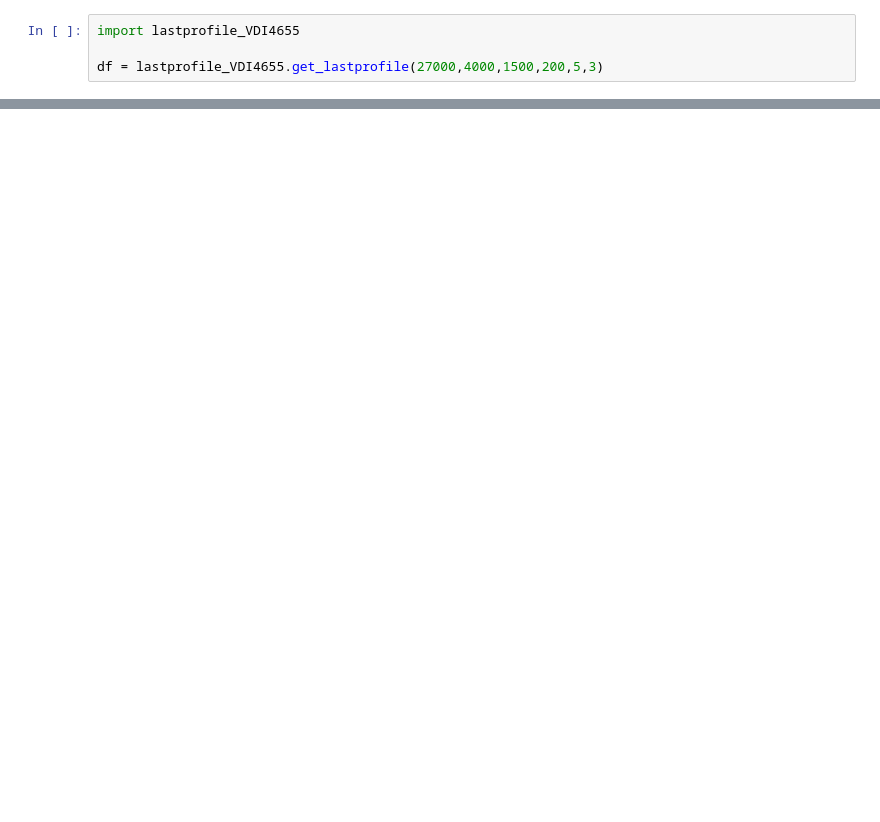
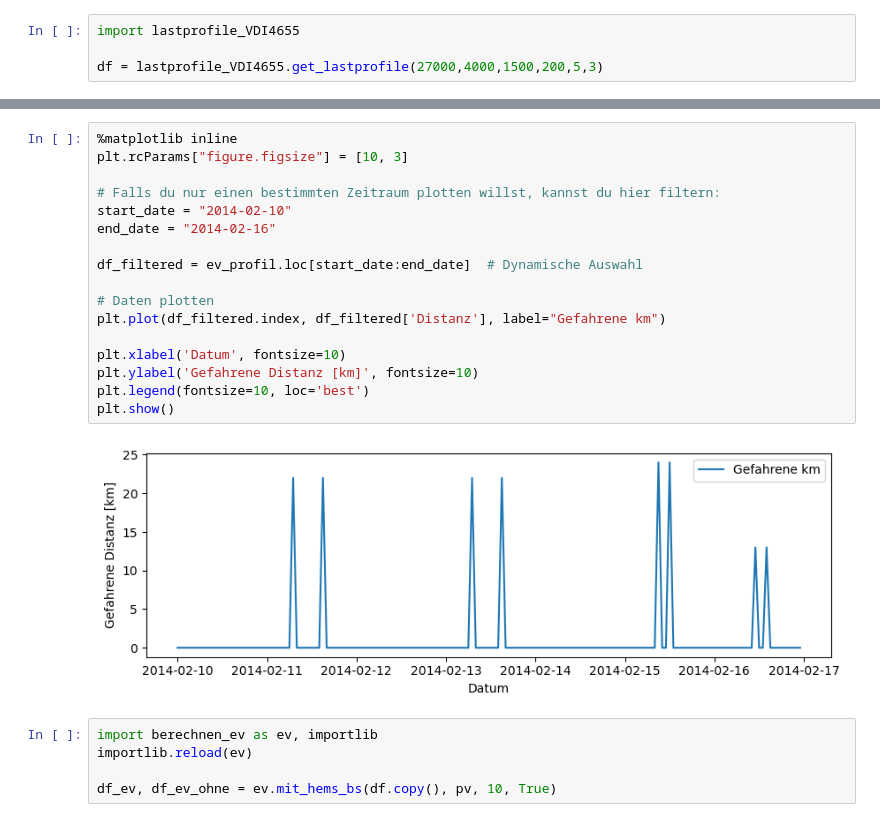
Before and after one commit to d-esplo/hemsrechner, a Jupyter notebook: diagramme_besipielprojekt.ipynb, the cells around one changed output, grey strips where cells are left out. Saved outputs shown, nothing was run; the diff lists cells and outputs as text; blank space fills up the shorter version.

```diff
--- a/diagramme_besipielprojekt.ipynb
+++ b/diagramme_besipielprojekt.ipynb
@@ -129,0 +174,24 @@ plt.show()
+# %%
+%matplotlib inline
+plt.rcParams["figure.figsize"] = [10, 3]
+
+# Falls du nur einen bestimmten Zeitraum plotten willst, kannst du hier filtern:
+start_date = "2014-02-10"
+end_date = "2014-02-16"
+
+df_filtered = ev_profil.loc[start_date:end_date]  # Dynamische Auswahl
+
+# Daten plotten
+plt.plot(df_filtered.index, df_filtered['Distanz'], label="Gefahrene km")
+
+plt.xlabel('Datum', fontsize=10)
+plt.ylabel('Gefahrene Distanz [km]', fontsize=10)
+plt.legend(fontsize=10, loc='best')
+plt.show()
+# %% [output]
+[figure, added]
+# %%
+import berechnen_ev as ev, importlib
+importlib.reload(ev)
+
+df_ev, df_ev_ohne = ev.mit_hems_bs(df.copy(), pv, 10, True)
```
Also changed, not shown: parts of 16 cells of this notebook, 15 other files.
